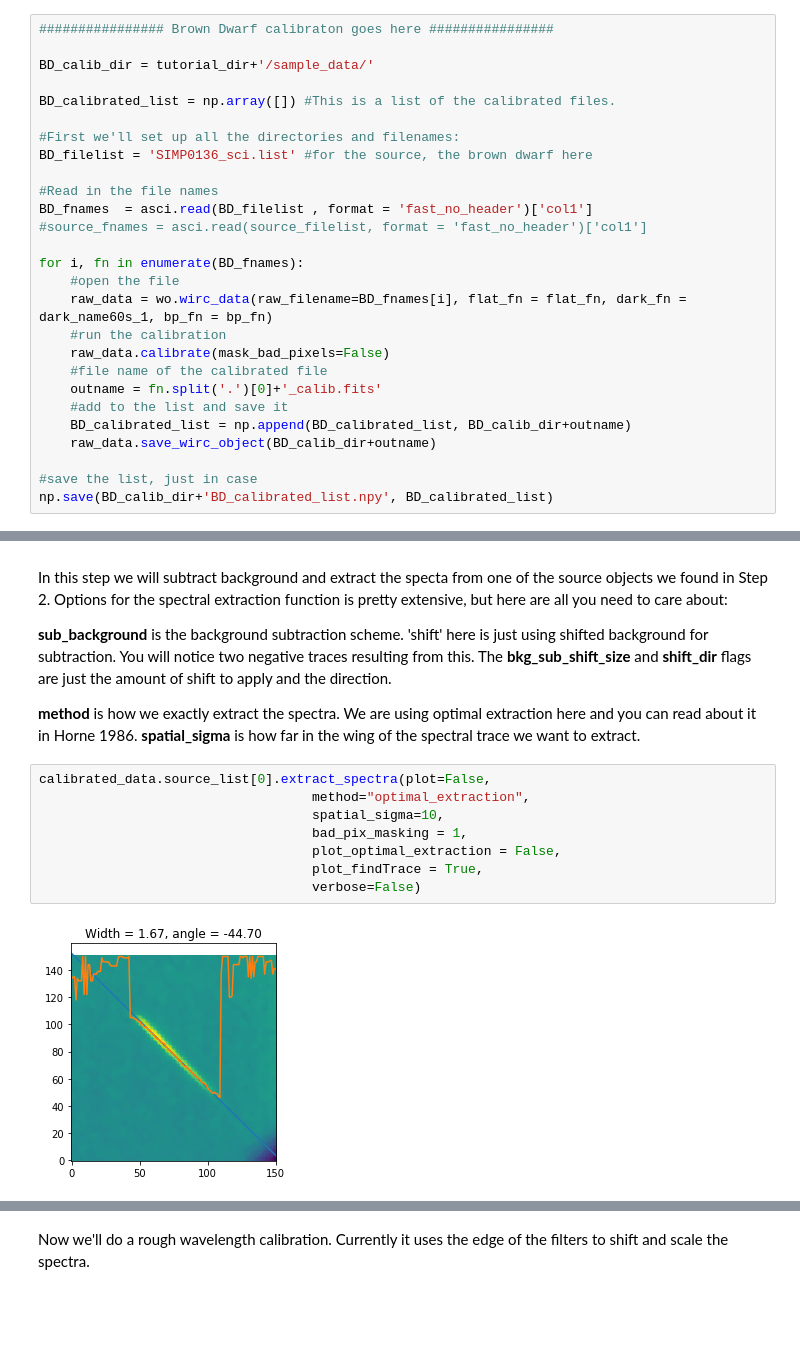
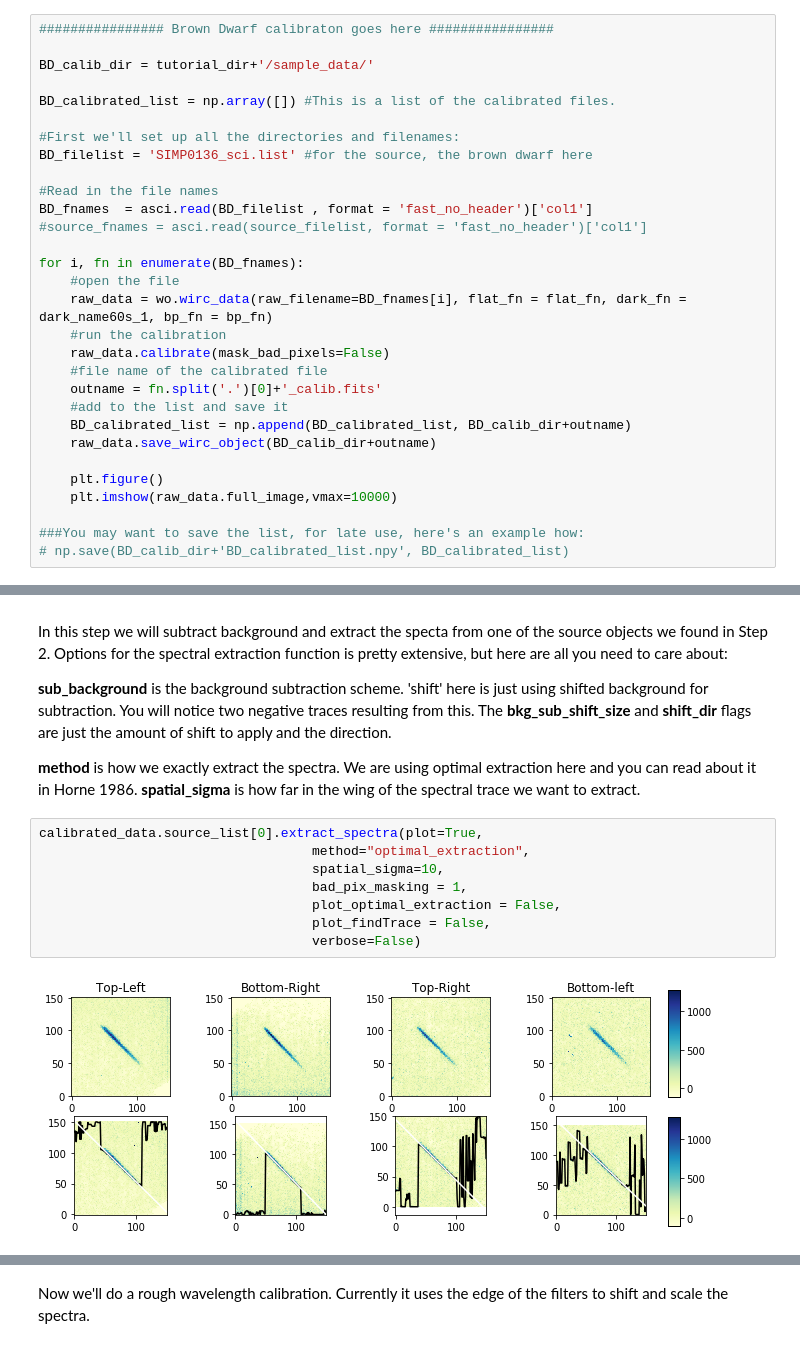
Before and after one commit to WIRC-Pol/wirc_drp, a Jupyter notebook: Tutorial/WIRC+Pol_Data_Reduction_Tutorial.ipynb, the cells around one changed output, grey strips where cells are left out. Cells and saved outputs as stored; diff of their text form; blank space fills up the shorter version.

```diff
--- a/Tutorial/WIRC+Pol_Data_Reduction_Tutorial.ipynb
+++ b/Tutorial/WIRC+Pol_Data_Reduction_Tutorial.ipynb
@@ -228,8 +153,11 @@ for i, fn in enumerate(BD_fnames):
     BD_calibrated_list = np.append(BD_calibrated_list, BD_calib_dir+outname)
     raw_data.save_wirc_object(BD_calib_dir+outname)
 
-#save the list, just in case
-np.save(BD_calib_dir+'BD_calibrated_list.npy', BD_calibrated_list)
+    plt.figure()
+    plt.imshow(raw_data.full_image,vmax=10000)
+
+###You may want to save the list, for late use, here's an example how:
+# np.save(BD_calib_dir+'BD_calibrated_list.npy', BD_calibrated_list)
 # %% [output]
 Creating a new wirc_data object from file wirc0158.fits
 Found a J-band filter in the header of file wirc0158.fits
@@ -298,12 +231,12 @@ __sub_background__ is the background subtraction scheme. 'shift' here is just us
 
 __method__ is how we exactly extract the spectra. We are using optimal extraction here and you can read about it in Horne 1986. __spatial_sigma__ is how far in the wing of the spectral trace we want to extract.
 # %%
-calibrated_data.source_list[0].extract_spectra(plot=False,
+calibrated_data.source_list[0].extract_spectra(plot=True,
                                    method="optimal_extraction",
                                    spatial_sigma=10,
                                    bad_pix_masking = 1,
                                    plot_optimal_extraction = False,
-                                   plot_findTrace = True,
+                                   plot_findTrace = False,
                                    verbose=False)
 # %% [output]
-[figure, old version]
+[figure, new version]
```
Also changed, not shown: parts of 38 cells of this notebook, 7 other files.
